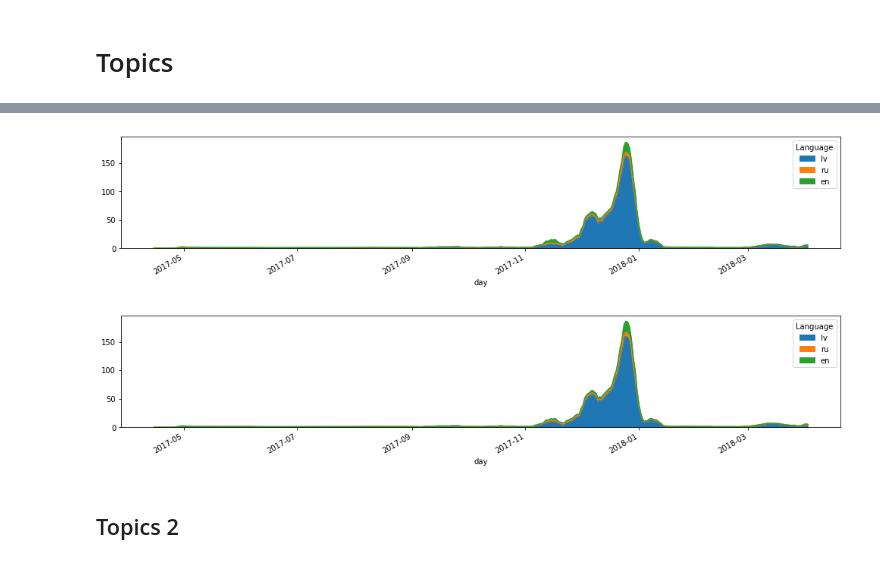
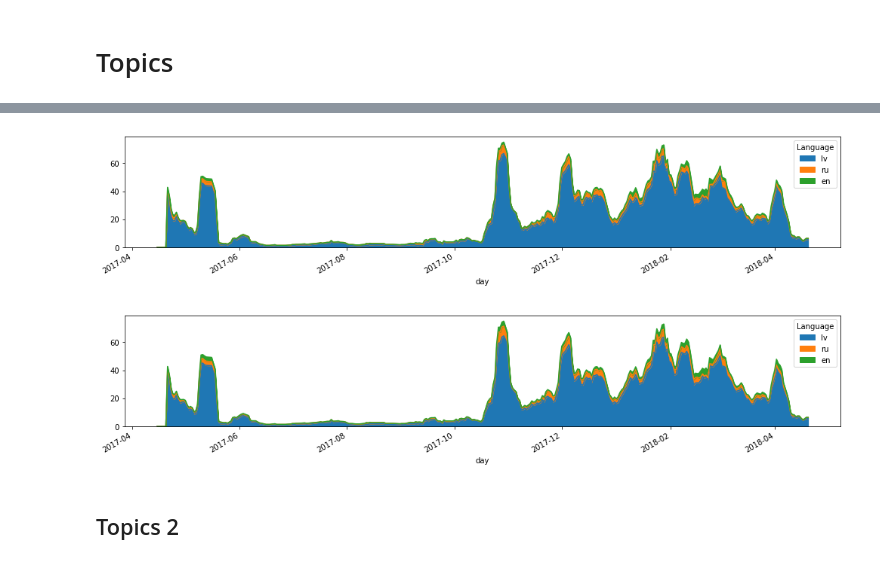
Before and after one commit to dimazest/2018-lv2, a Jupyter notebook: supplement/notebook.ipynb, the cells around one changed output, grey strips where cells are left out. Cells and saved outputs as stored; diff of their text form; code cells hidden in the pictures.

```diff
--- a/supplement/notebook.ipynb
+++ b/supplement/notebook.ipynb
@@ -186,19 +178,19 @@ sns.lmplot(
 # %%
-_ = relevance_judgments_lang_pref_by_day.loc[(slice(None), 'LV006'), :].reset_index('topic_id')
+_ = relevance_judgments_lang_pref_by_day.loc[(slice(None), 'LV001'), :].reset_index('topic_id')
 
 (
     _['Tweets']
     .multiply(
         _['Counts', 'lv, ru, en'],
         axis='rows',
     )
     .rolling(window=7).mean()
     .plot.area(figsize=(17, 3))
 );
 # %% [output]
-[figure, old version]
+[figure, new version]
 # %%
-_ = relevance_judgments_lang_pref_by_day.loc[(slice(None), 'LV006'), :].reset_index('topic_id')
+_ = relevance_judgments_lang_pref_by_day.loc[(slice(None), 'LV001'), :].reset_index('topic_id')
 
 (
     _['Users']
@@ -210,7 +202,7 @@ _ = relevance_judgments_lang_pref_by_day.loc[(slice(None), 'LV006'), :].reset_in
     .plot.area(figsize=(17, 3))
 );
 # %% [output]
-[figure, old version]
+[figure, new version]
 # %% [markdown]
 ## Topics 2
 # %%
```
Also changed, not shown: parts of 12 cells of this notebook, 2 other files.
